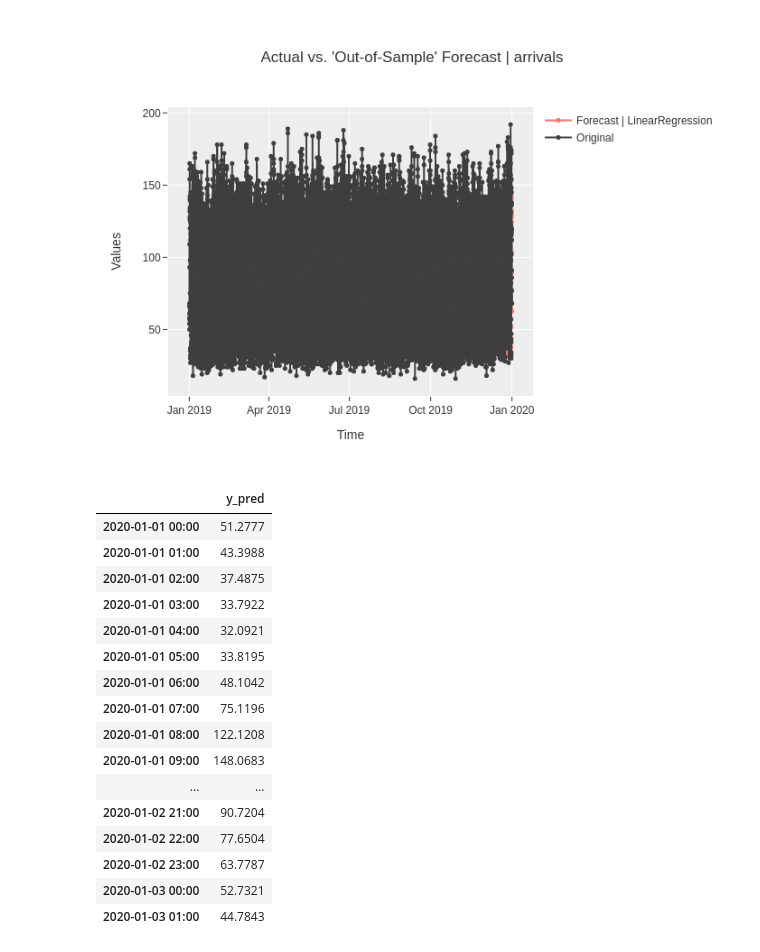
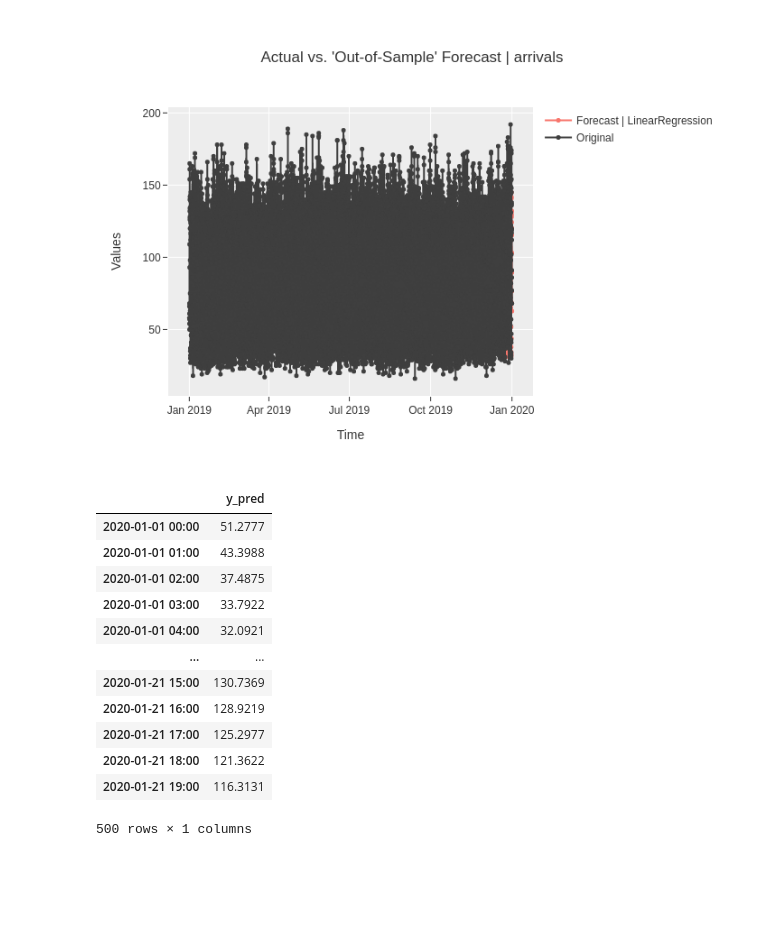
Before and after one commit to 020/020.github.io, a Jupyter notebook: emergency_arrivals_hour_ts.ipynb, the cells around one changed output. Cells and saved outputs as stored; diff of their text form; code cells hidden in the pictures; blank space fills up the shorter version.

```diff
--- a/emergency_arrivals_hour_ts.ipynb
+++ b/emergency_arrivals_hour_ts.ipynb
@@ -175,23 +175,19 @@ plot_model(best, plot= 'forecast', data_kwargs = {'fh' : 250})
 [figure]
 # %%
 final_best = finalize_model(best)
-predict_model(final_best, fh = 50)
+predict_model(final_best, fh = 500)
 # %% [output]
 |  | y_pred |
 | 2020-01-01 00:00 | 51.2777 |
 | 2020-01-01 01:00 | 43.3988 |
 | 2020-01-01 02:00 | 37.4875 |
 | 2020-01-01 03:00 | 33.7922 |
 | 2020-01-01 04:00 | 32.0921 |
-| 2020-01-01 05:00 | 33.8195 |
-| 2020-01-01 06:00 | 48.1042 |
-| 2020-01-01 07:00 | 75.1196 |
-| 2020-01-01 08:00 | 122.1208 |
-| 2020-01-01 09:00 | 148.0683 |
 | ... | ... |
-| 2020-01-02 21:00 | 90.7204 |
-| 2020-01-02 22:00 | 77.6504 |
-| 2020-01-02 23:00 | 63.7787 |
-| 2020-01-03 00:00 | 52.7321 |
-| 2020-01-03 01:00 | 44.7843 |
+| 2020-01-21 15:00 | 130.7369 |
+| 2020-01-21 16:00 | 128.9219 |
+| 2020-01-21 17:00 | 125.2977 |
+| 2020-01-21 18:00 | 121.3622 |
+| 2020-01-21 19:00 | 116.3131 |
+500 rows × 1 columns
 # %% [markdown]
```
Also changed, not shown: parts of 1 cell of this notebook.
